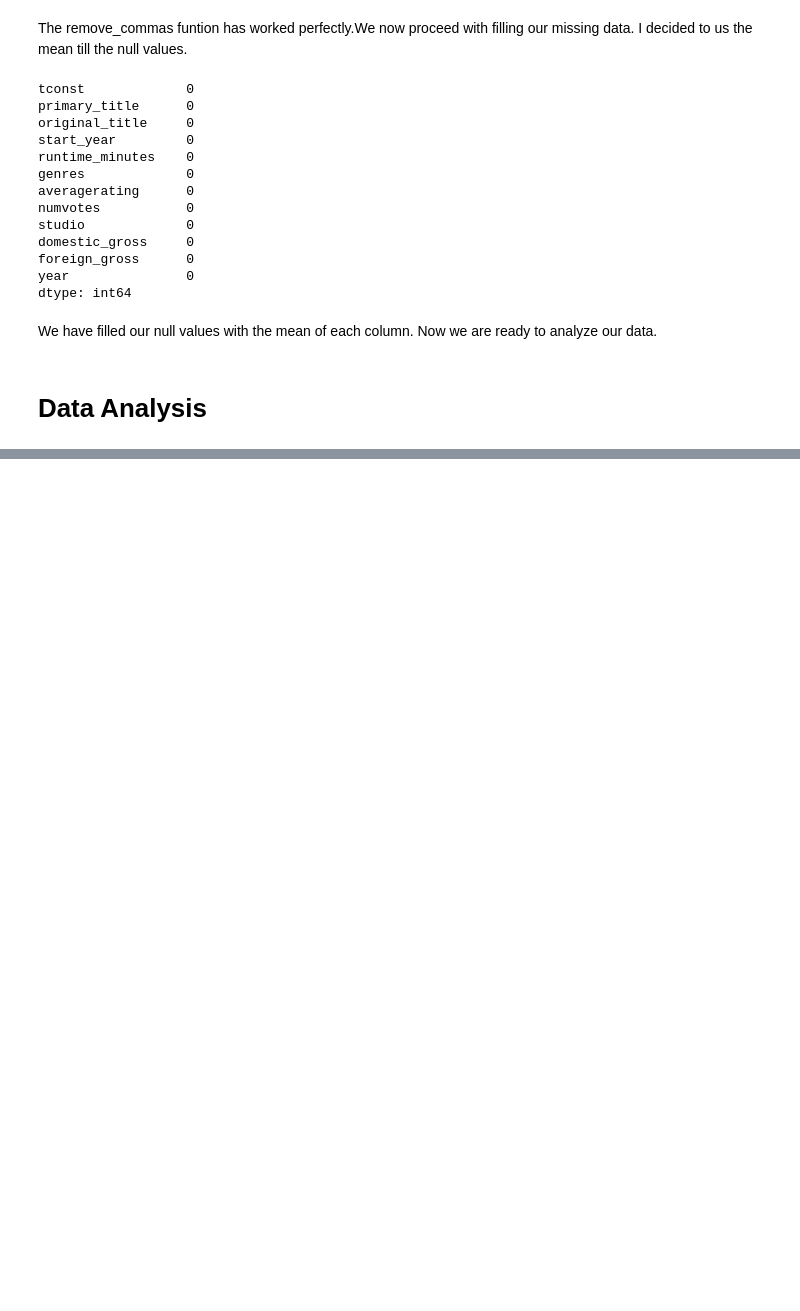
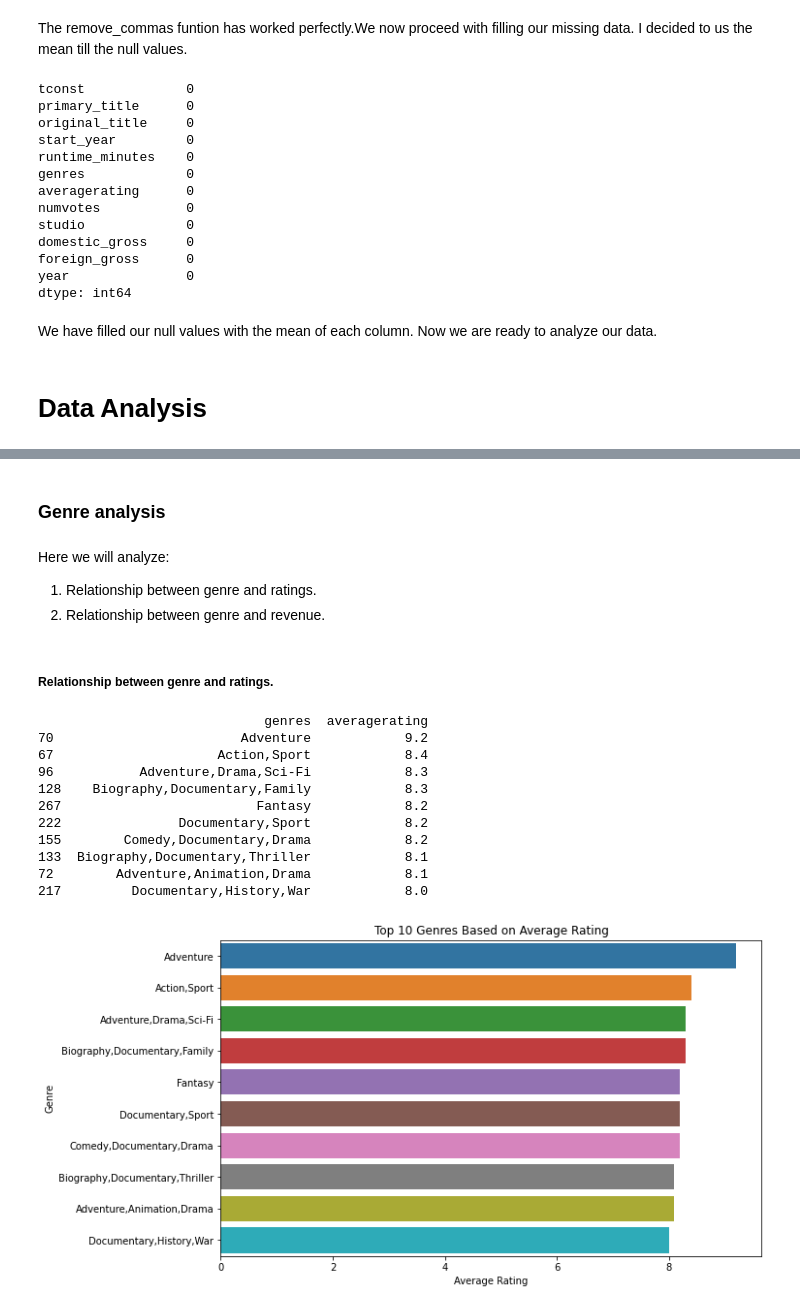
Before and after one commit to Kipsowe/dsc-phase-1-project, a Jupyter notebook: student.ipynb, the cells around one changed output, grey strips where cells are left out. Saved outputs shown, nothing was run; the diff lists cells and outputs as text; code cells hidden in the pictures; blank space fills up the shorter version.

Commit message:
Data analysis

```diff
--- a/student.ipynb
+++ b/student.ipynb
@@ -424,0 +429,3 @@ We have filled our null values with the mean of each column. Now we are ready to
+# %%
+# Create a column named total_revenue and input the sum of  domestic_gross and foreign_gross.
+df['total_revenue'] = df['domestic_gross'] + df['foreign_gross']
@@ -424,0 +442,34 @@ We have filled our null values with the mean of each column. Now we are ready to
+# %% [markdown]
+### Genre analysis
+# %% [markdown]
+Here we will analyze:
+1. Relationship between genre and ratings.
+2. Relationship between genre and revenue.
+# %% [markdown]
+##### Relationship between genre and ratings.
+# %%
+# Grouping by genres and calculating  the average rating for indidual genre
+genre_ratings = df.groupby('genres')['averagerating'].mean().reset_index()
+# Sorting genres by average rating in a descending order
+top_10_genre = genre_ratings.sort_values(by='averagerating', ascending=False).head(10)
+# Bar plot to show the top ten genres based on the average ratings.
+plt.figure(figsize=(10, 6))
+sns.barplot(data=top_10_genre, x='averagerating', y='genres', ci=None, orient='h')
+plt.xlabel('Average Rating')
+plt.ylabel('Genre')
+plt.title('Top 10 Genres Based on Average Rating')
+print(top_10_genre)
+plt.show()
+# %% [output]
+                             genres  averagerating
+70                        Adventure            9.2
+67                     Action,Sport            8.4
+96           Adventure,Drama,Sci-Fi            8.3
+128    Biography,Documentary,Family            8.3
+267                         Fantasy            8.2
+222               Documentary,Sport            8.2
+155        Comedy,Documentary,Drama            8.2
+133  Biography,Documentary,Thriller            8.1
+72        Adventure,Animation,Drama            8.1
+217         Documentary,History,War            8.0
+[figure, added]
```
Also changed, not shown: parts of 9 cells of this notebook.
